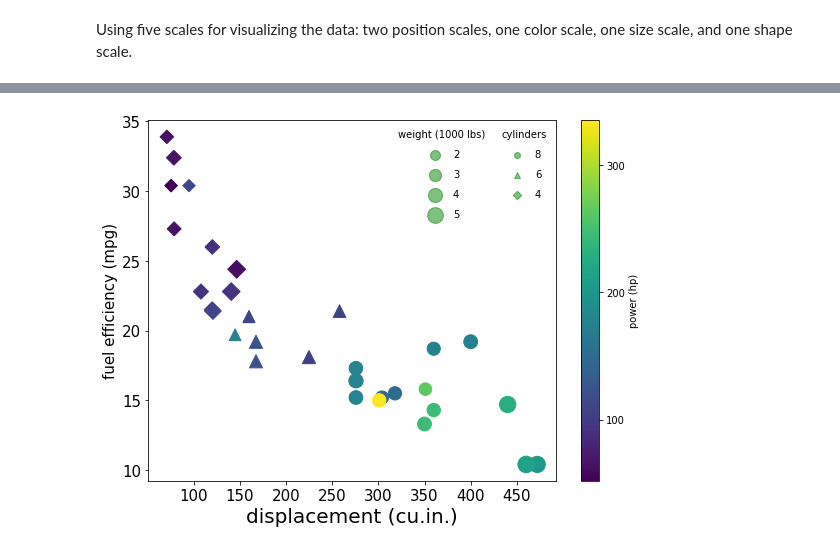
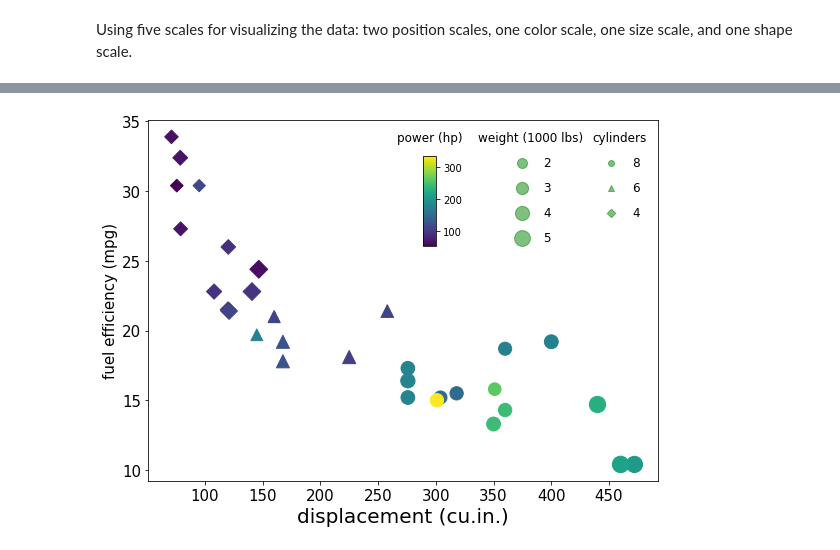
Before and after one commit to hnguyentt/dataviz-python, a Jupyter notebook: 1.From_data_to_viz/2.Mapping_data_onto_aesthetics.ipynb, the cells around one changed output, grey strips where cells are left out. Drawn from its saved outputs; the diff is of its cells as text; code cells hidden in the pictures.

Commit message:
Fix colorbar position

```diff
--- a/1.From_data_to_viz/2.Mapping_data_onto_aesthetics.ipynb
+++ b/1.From_data_to_viz/2.Mapping_data_onto_aesthetics.ipynb
@@ -221,9 +221,13 @@ Saving to: ‘../data/resources/mtcars.csv’
 import numpy as np
 import matplotlib.pyplot as plt
 import matplotlib as mpl
+from mpl_toolkits.axes_grid1.inset_locator import inset_axes
+
+# https://matplotlib.org/3.5.0/gallery/axes_grid1/demo_colorbar_with_inset_locator.html
 
 label_size = 20
 tick_size = 15
+legend_size = 12
 
 cm = plt.cm.get_cmap('viridis')
 
@@ -242,38 +246,53 @@ def mscatter(x,y,ax=None, m=None, **kw):
                         marker_obj.get_transform())
             paths.append(path)
         sc.set_paths(paths)
 
     return sc
 
 fig, ax = plt.subplots(figsize=(8,6))
 
-scatter = mscatter(df["disp"], df["mpg"],
+scatter = mscatter(df["disp"], df["mpg"], ax=ax,
               s=df["wt"]*50, c=df["hp"],
               m=df['cyl'].map({8: 'o', 6: '^', 4: 'D'}),
               cmap=cm,
 )
 
-plt.colorbar(scatter, label="power (hp)", ticks=[100, 200, 300])
-
 # Legend
-
 weights = []
 for area in [2,3,4,5]:
     weights.append(plt.scatter([], [], c='g', alpha=0.5, s=area*50, label=str(area)))
 
-legend2 = plt.legend(weights, [2,3,4,5], title='weight (1000 lbs)', frameon=False, labelspacing=1, bbox_to_anchor=(0.85,1))
+legend1 = plt.legend(weights, [2,3,4,5],
+                     title='weight (1000 lbs)',
+                     fontsize=legend_size,
+                     frameon=False,
+                     labelspacing=1,
+                     bbox_to_anchor=(0.875,1))
+legend1.get_title().set_fontsize(legend_size)
 
 cyls = []
 for cyl, marker in zip([8, 6, 4], ['o', '^', 'D']):
     cyls.append(plt.scatter([], [], c='g', alpha=0.5, marker=marker, label=str(cyl)))
 
-plt.legend(cyls, [8, 6, 4], title='cylinders', frameon=False, labelspacing=1)
+legend2 = plt.legend(cyls, [8, 6, 4], title='cylinders', fontsize=legend_size, frameon=False, labelspacing=1)
+legend2.get_title().set_fontsize(legend_size)
 
-plt.gca().add_artist(legend2)
+plt.gca().add_artist(legend1)
+
+colorbar = inset_axes(ax,
+                      width="5%",
+                      height="50%",
+                      bbox_to_anchor=(0.075, 0.415, 0.5, 0.5),
+                      bbox_transform=ax.transAxes
+)
+
+cbar = fig.colorbar(scatter, cax=colorbar, ticks=[100, 200, 300])
+# https://stackoverflow.com/a/33740567/11524628
+cbar.ax.set_title("power (hp)", fontsize=legend_size, pad=15)
 
 ax.set_xlabel('displacement (cu.in.)', fontsize=label_size)
 ax.set_ylabel('fuel efficiency (mpg)', fontsize=tick_size)
 ax.set_xticklabels(ax.get_xticks().astype(int), fontsize=tick_size)
 ax.set_yticklabels(ax.get_yticks().astype(int), fontsize=tick_size);
 # %% [output]
-[figure, old version]
+[figure, new version]
```
Also changed, not shown: parts of 1 cell of this notebook.
